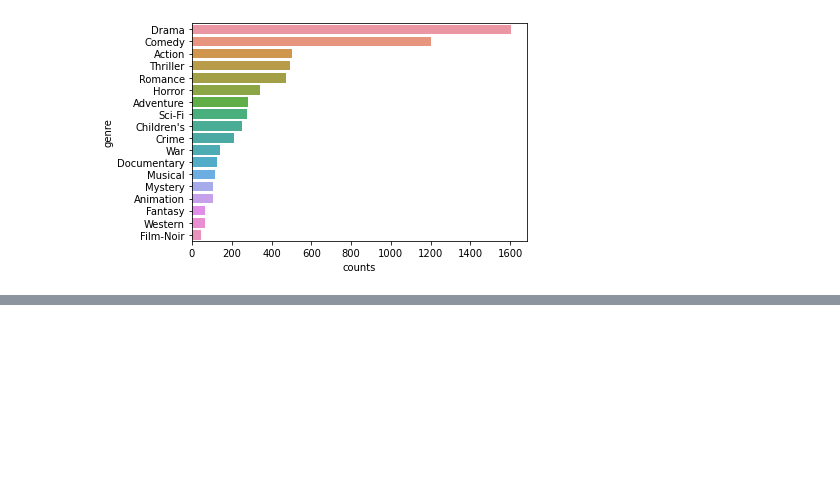
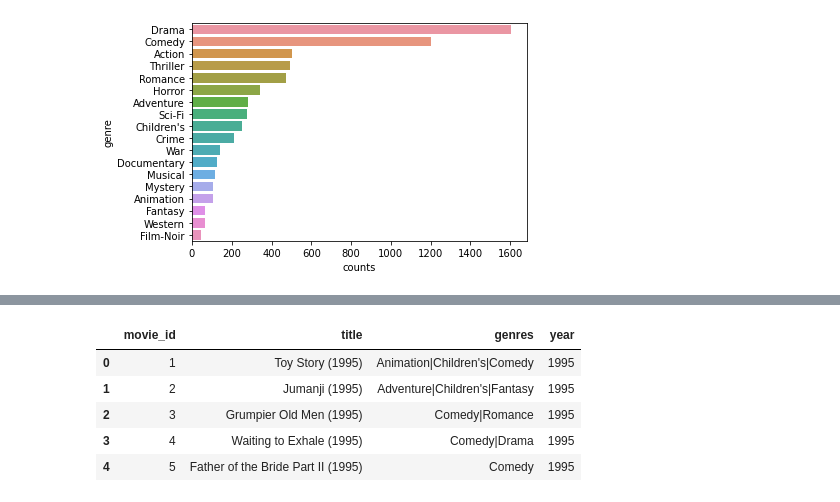
Before and after one commit to sejinseo/Itwill_Python, a Jupyter notebook: py25_movielens.ipynb, the cells around one changed output, grey strips where cells are left out. Saved outputs shown, nothing was run; the diff lists cells and outputs as text; code cells hidden in the pictures; blank space fills up the shorter version.

```diff
--- a/py25_movielens.ipynb
+++ b/py25_movielens.ipynb
@@ -189,0 +211,13 @@ plt.show()
+# %%
+# year 컬럼 생성 후 연도 저장
+movies['year'] = year
+# %%
+# 출력
+movies.head()
+# %% [output]
+|  | movie_id | title | genres | year |
+| 0 | 1 | Toy Story (1995) | Animation|Children's|Comedy | 1995 |
+| 1 | 2 | Jumanji (1995) | Adventure|Children's|Fantasy | 1995 |
+| 2 | 3 | Grumpier Old Men (1995) | Comedy|Romance | 1995 |
+| 3 | 4 | Waiting to Exhale (1995) | Comedy|Drama | 1995 |
+| 4 | 5 | Father of the Bride Part II (1995) | Comedy | 1995 |
```
Also changed, not shown: parts of 5 cells of this notebook.
